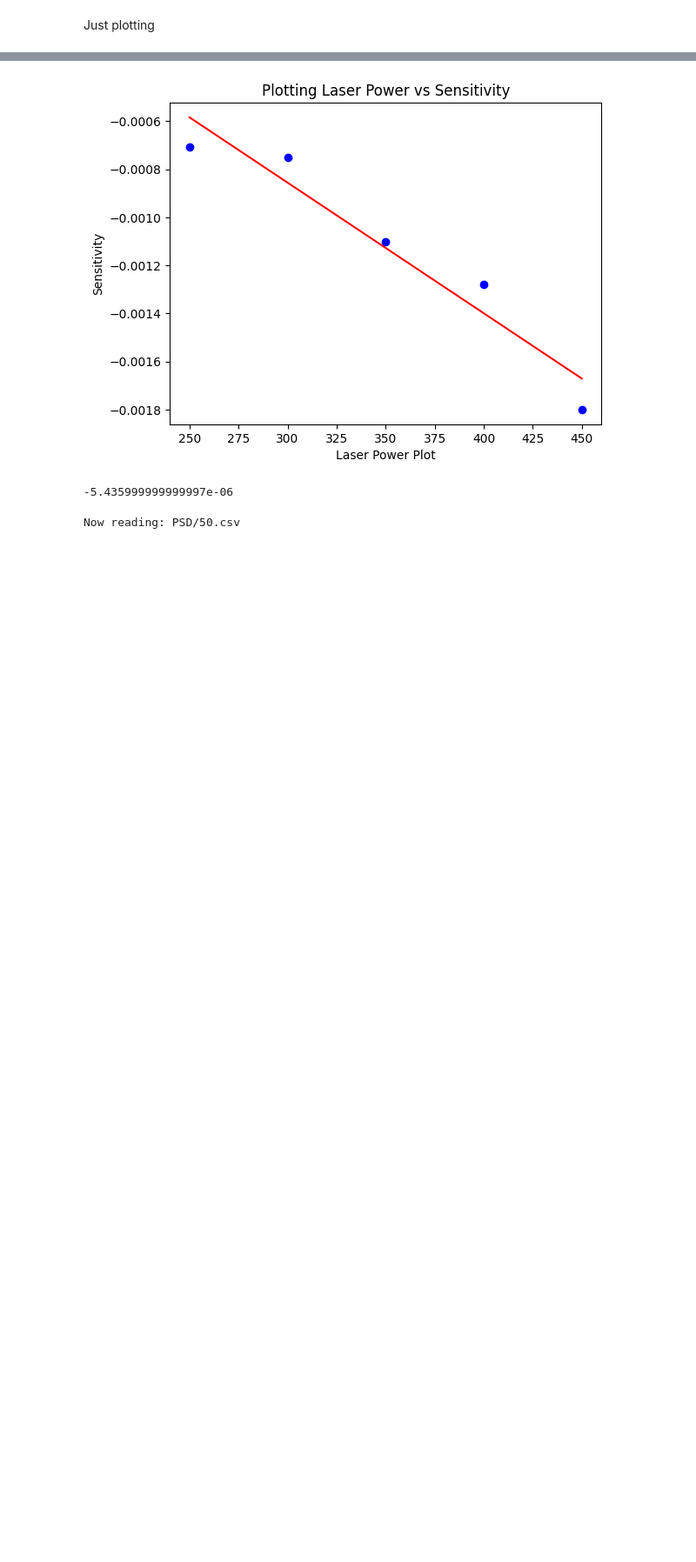
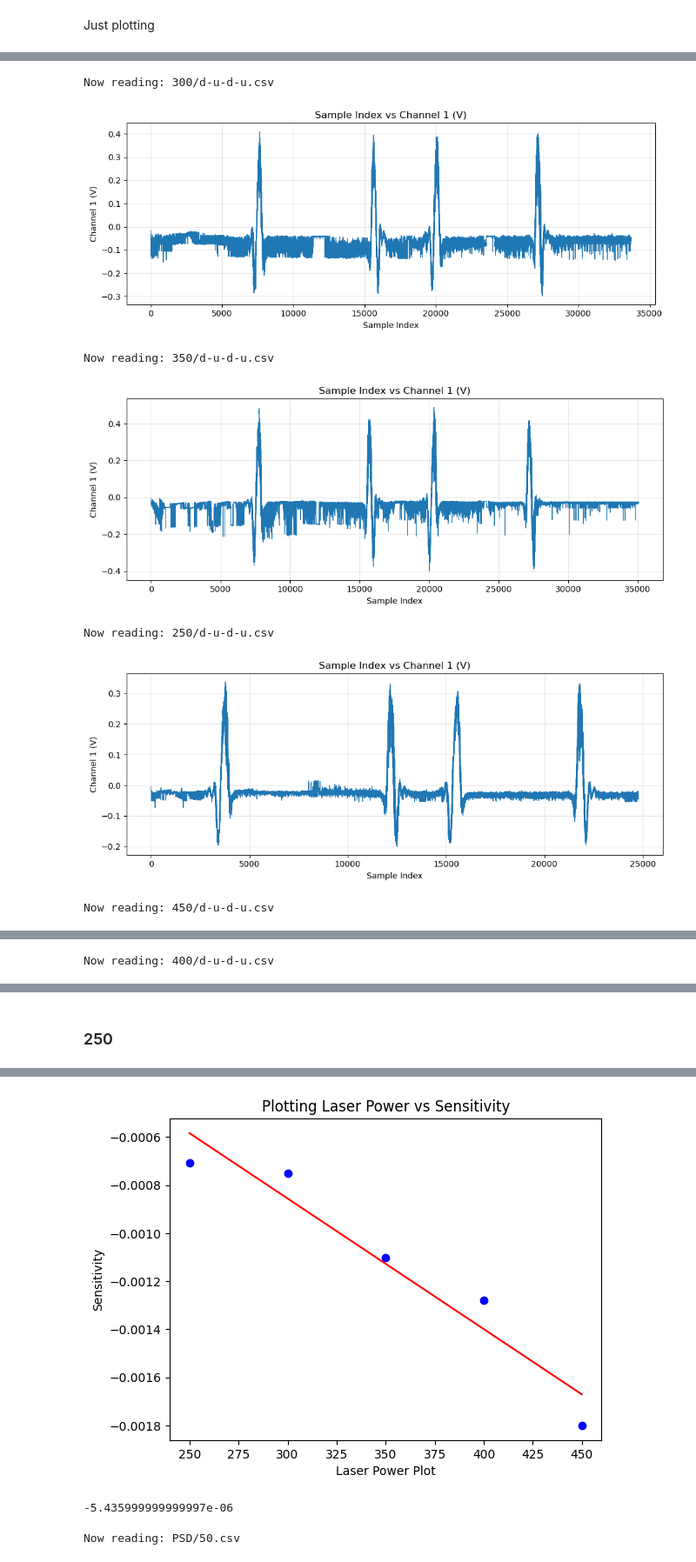
Before and after one commit to curtisjhu/otz, a Jupyter notebook: main.ipynb, the cells around one changed output, grey strips where cells are left out. Shown at 87% size. Cells and saved outputs as stored; diff of their text form; code cells hidden in the pictures; blank space fills up the shorter version.

```diff
--- a/main.ipynb
+++ b/main.ipynb
@@ -264,0 +127,11 @@ RangeIndex(start=3599, stop=4100, step=1) [-0.12956156 -0.13090038 -0.13391275 -
+# %%
+files = glob.glob('**/d-u-d-u.csv', recursive=True)
+display_files(files)
+# %% [output]
+Now reading: 300/d-u-d-u.csv
+[figure, added]
+Now reading: 350/d-u-d-u.csv
+[figure, added]
+Now reading: 250/d-u-d-u.csv
+[figure, added]
+Now reading: 450/d-u-d-u.csv
@@ -264,0 +139 @@ RangeIndex(start=3599, stop=4100, step=1) [-0.12956156 -0.13090038 -0.13391275 -
+Now reading: 400/d-u-d-u.csv
@@ -264,0 +141,2 @@ RangeIndex(start=3599, stop=4100, step=1) [-0.12956156 -0.13090038 -0.13391275 -
+# %% [markdown]
+### 250
```
Also changed, not shown: parts of 23 cells of this notebook.
